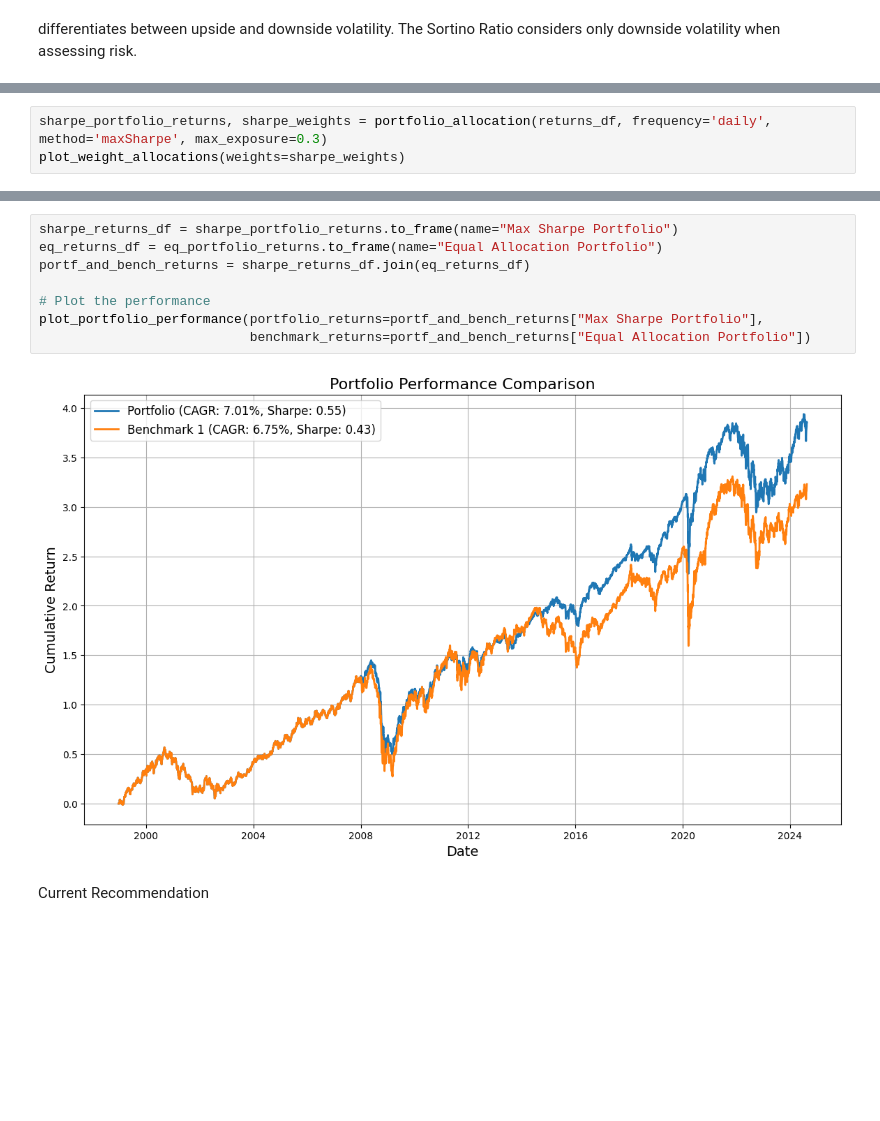
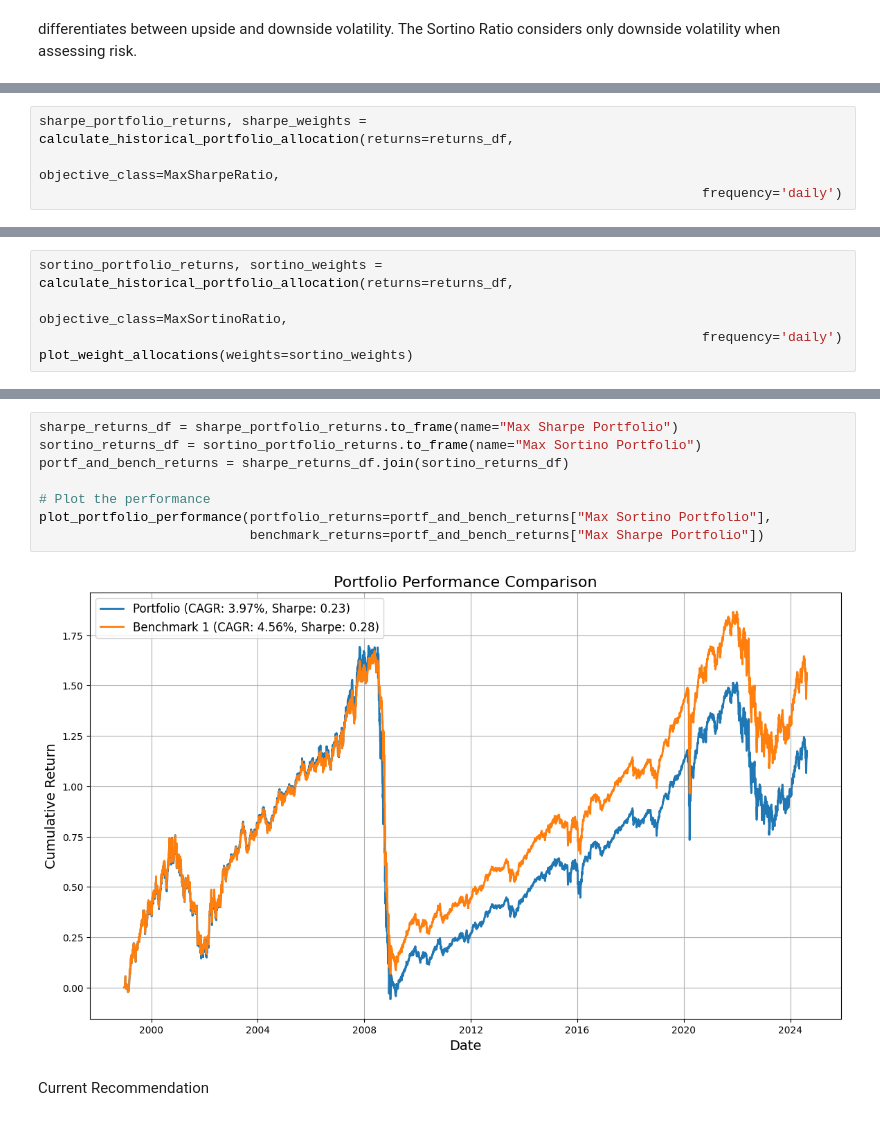
Before and after one commit to AlainDaccache/Quantropy, a Jupyter notebook: src/Diversification - Post Modern Portfolio Theory.ipynb, the cells around one changed output, grey strips where cells are left out. Saved outputs shown, nothing was run; the diff lists cells and outputs as text; blank space fills up the shorter version.

Commit message:
abstracting portfolio opt, doing pmpt stuff

```diff
--- a/src/Diversification - Post Modern Portfolio Theory.ipynb
+++ b/src/Diversification - Post Modern Portfolio Theory.ipynb
@@ -106,3 +125,4 @@ def modified_var(returns, confidence_level=0.05):
 # %%
-sharpe_portfolio_returns, sharpe_weights = portfolio_allocation(returns_df, frequency='daily', method='maxSharpe', max_exposure=0.3)
-plot_weight_allocations(weights=sharpe_weights)
+sharpe_portfolio_returns, sharpe_weights = calculate_historical_portfolio_allocation(returns=returns_df,
+                                                                                     objective_class=MaxSharpeRatio,
+                                                                                     frequency='daily')
@@ -127,0 +129,5 @@ WARNING:root:Max Exposure can't be 0.3 since there are only 3 assets to optimize
+# %%
+sortino_portfolio_returns, sortino_weights = calculate_historical_portfolio_allocation(returns=returns_df,
+                                                                                     objective_class=MaxSortinoRatio,
+                                                                                     frequency='daily')
+plot_weight_allocations(weights=sortino_weights)
@@ -128,13 +137,13 @@ WARNING:root:Max Exposure can't be 0.3 since there are only 3 assets to optimize
 # %%
 sharpe_returns_df = sharpe_portfolio_returns.to_frame(name="Max Sharpe Portfolio")
-eq_returns_df = eq_portfolio_returns.to_frame(name="Equal Allocation Portfolio")
-portf_and_bench_returns = sharpe_returns_df.join(eq_returns_df)
+sortino_returns_df = sortino_portfolio_returns.to_frame(name="Max Sortino Portfolio")
+portf_and_bench_returns = sharpe_returns_df.join(sortino_returns_df)
 
 # Plot the performance
-plot_portfolio_performance(portfolio_returns=portf_and_bench_returns["Max Sharpe Portfolio"],
-                           benchmark_returns=portf_and_bench_returns["Equal Allocation Portfolio"])
+plot_portfolio_performance(portfolio_returns=portf_and_bench_returns["Max Sortino Portfolio"],
+                           benchmark_returns=portf_and_bench_returns["Max Sharpe Portfolio"])
 # %% [output]
-[figure, old version]
+[figure, new version]
 # %% [markdown]
 Current Recommendation
 # %%
```
Also changed, not shown: parts of 8 cells of this notebook, 3 other files.
